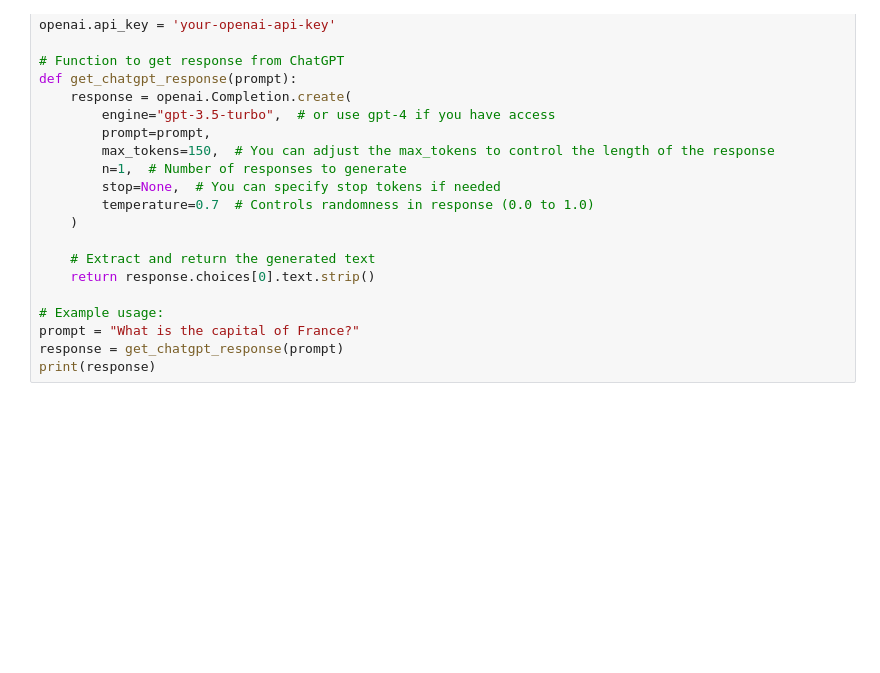
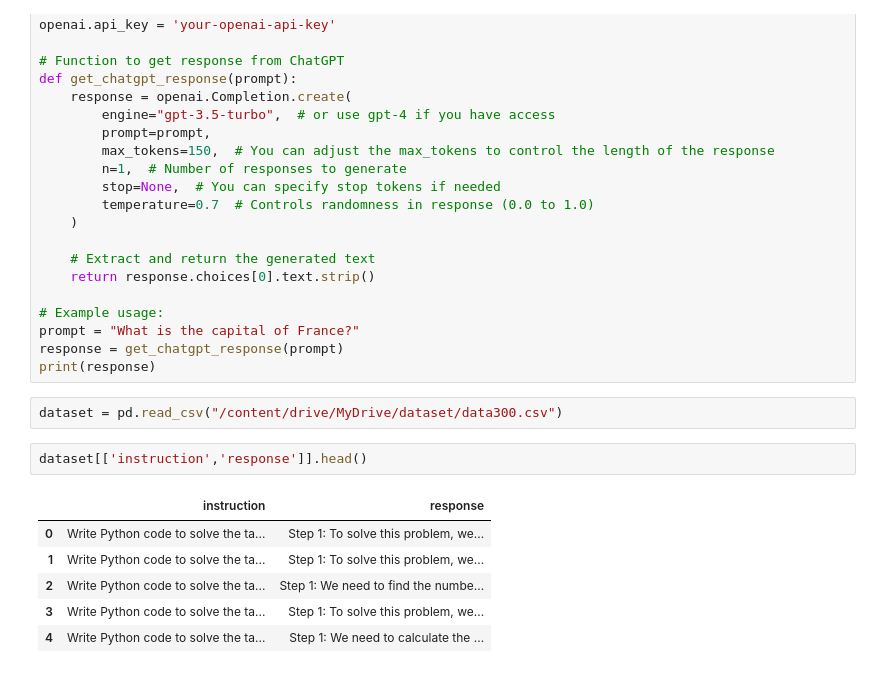
Before and after one commit to SIVASKANDAN-P/PYTHON-CODE-HINT, a Jupyter notebook: untitled8.ipynb, the cells around one changed output. Drawn from its saved outputs; the diff is of its cells as text; blank space fills up the shorter version.

```diff
--- a/untitled8.ipynb
+++ b/untitled8.ipynb
@@ -960,3 +960,14 @@ def get_chatgpt_response(prompt):
 prompt = "What is the capital of France?"
 response = get_chatgpt_response(prompt)
 print(response)
+# %%
+dataset = pd.read_csv("/content/drive/MyDrive/dataset/data300.csv")
+# %%
+dataset[['instruction','response']].head()
+# %% [output]
+|  | instruction | response |
+| 0 | Write Python code to solve the ta... | Step 1: To solve this problem, we... |
+| 1 | Write Python code to solve the ta... | Step 1: To solve this problem, we... |
+| 2 | Write Python code to solve the ta... | Step 1: We need to find the numbe... |
+| 3 | Write Python code to solve the ta... | Step 1: To solve this problem, we... |
+| 4 | Write Python code to solve the ta... | Step 1: We need to calculate the ... |
```
Also changed, not shown: parts of 2 cells of this notebook.
